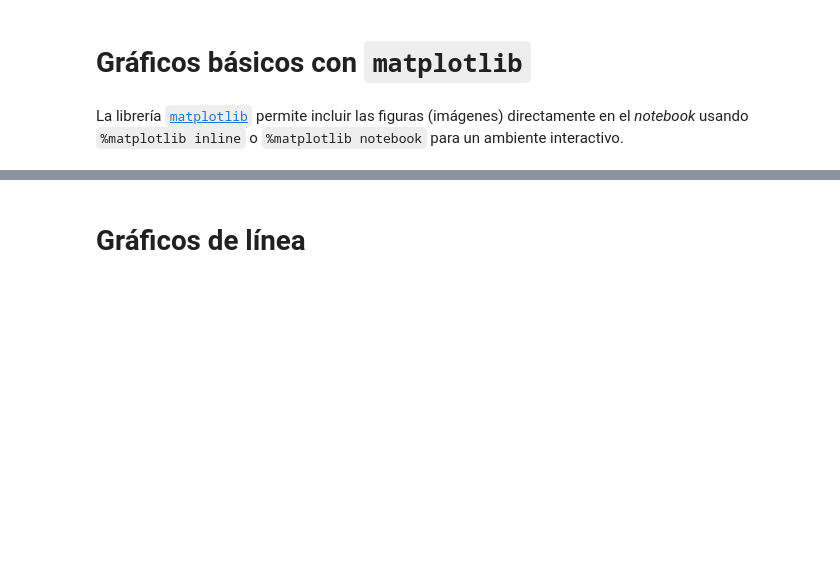
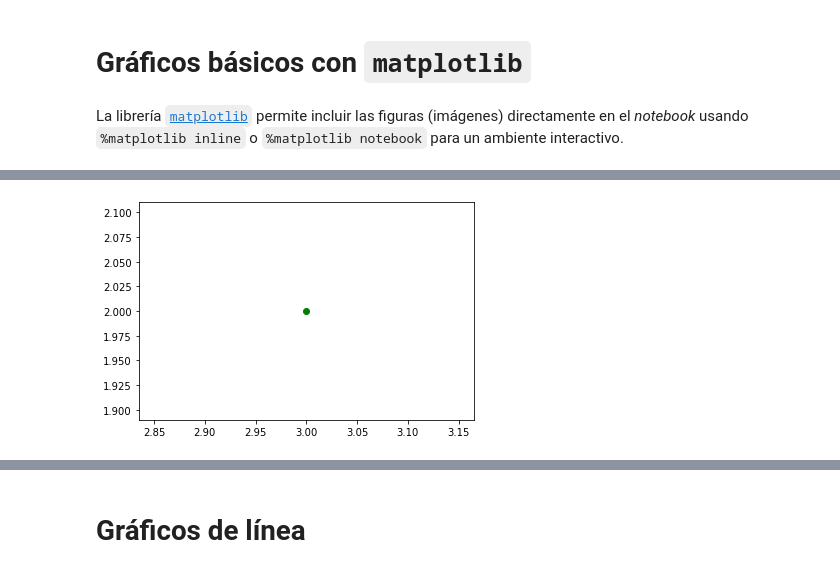
Before and after one commit to rafaelrv95/transito, a Jupyter notebook: 04_Graficos.ipynb, the cells around one changed output, grey strips where cells are left out. Saved outputs shown, nothing was run; the diff lists cells and outputs as text; code cells hidden in the pictures; blank space fills up the shorter version.

```diff
--- a/04_Graficos.ipynb
+++ b/04_Graficos.ipynb
@@ -24,13 +30,15 @@ plt.close()
 # %%
 plt.figure()
 # Pinta el punto con un circulo 'o' como marcador, de color verde 'g'
-
+plt.plot(3,2,'go')
 # Obtiene los ejes (bordes)
-
+ax = plt.gca()
 # Ajusta los bordes [xmin, xmax, ymin, ymax]
 
 plt.show()
 plt.close()
+# %% [output]
+[figure, added]
 # %%
 plt.figure()
 # Pinta varios puntos, cada uno con un formato diferente
```
Also changed, not shown: parts of 21 cells of this notebook.
